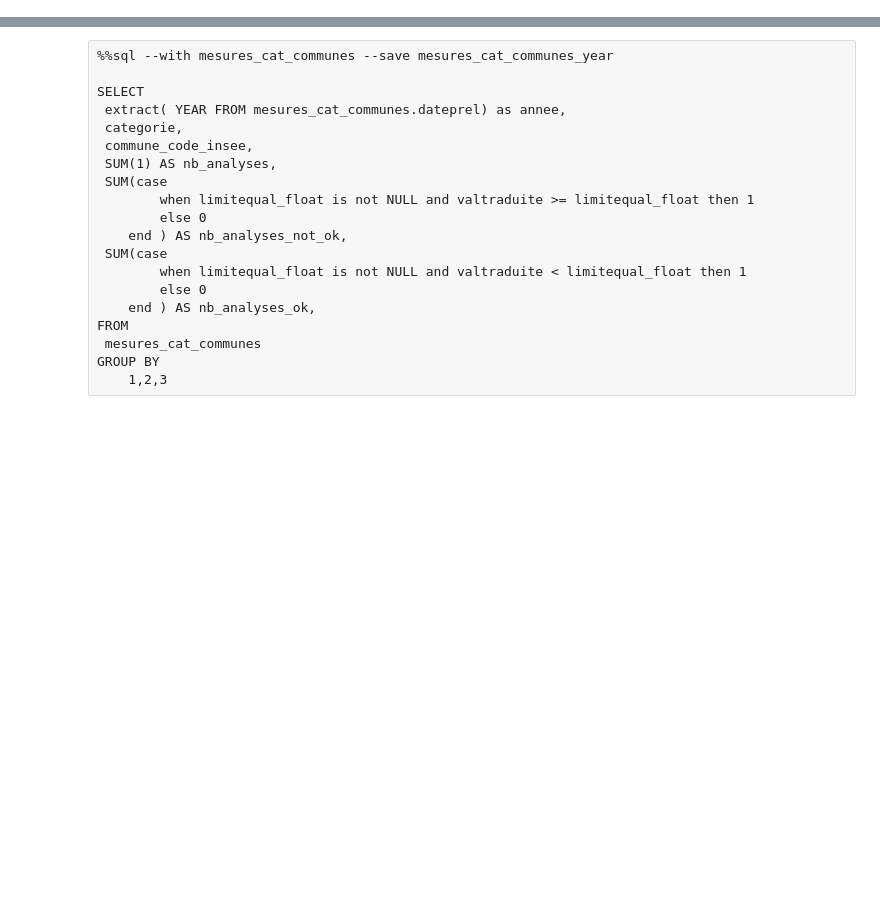
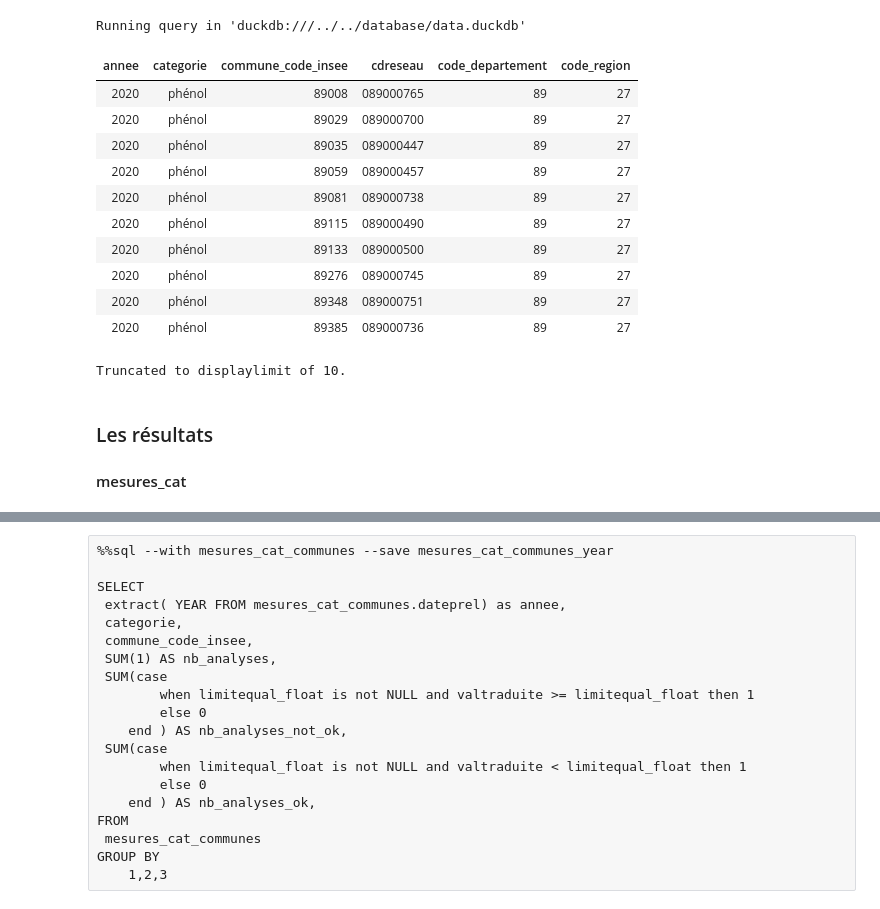
Before and after one commit to dataforgoodfr/13_pollution_eau, a Jupyter notebook: analytics/notebooks/cvm_calcul_conformite_par_commune-MAJ.ipynb, the cells around one changed output, grey strips where cells are left out. Saved outputs shown, nothing was run; the diff lists cells and outputs as text; code cells hidden in the pictures; blank space fills up the shorter version.

```diff
--- a/analytics/notebooks/cvm_calcul_conformite_par_commune-MAJ.ipynb
+++ b/analytics/notebooks/cvm_calcul_conformite_par_commune-MAJ.ipynb
@@ -83,0 +110,80 @@ cog AS (
+# %%
+%%sql
+WITH
+annees AS (
+    SELECT unnest(generate_series(2020, 2024)) as annee
+    ),
+
+cat AS (
+    SELECT categorie FROM int__mapping_category_simple GROUP BY 1
+    ),
+
+year_cat AS (
+    SELECT
+     annee, categorie
+    FROM
+    annees
+    CROSS JOIN
+    cat
+),
+
+udi AS (
+    SELECT
+      inseecommune AS commune_code_insee,
+      cdreseau,
+    FROM
+      edc_communes
+),
+
+cog AS (
+    SELECT
+      DEP AS code_departement,
+      REG AS code_region,
+      COM AS commune_code_insee,
+    FROM
+      cog_communes
+),
+
+udi_cog AS (
+    SELECT
+      udi.commune_code_insee ,
+      udi.cdreseau,
+      cog.code_departement,
+      cog.code_region
+    FROM
+      udi
+    LEFT JOIN
+      cog
+    ON
+      udi.commune_code_insee = cog.commune_code_insee
+)
+
+SELECT DISTINCT
+    annee,
+    categorie,
+    commune_code_insee ,
+    cdreseau,
+    code_departement,
+    code_region
+ FROM
+      udi_cog
+CROSS  JOIN
+       year_cat
+# %% [output]
+Running query in 'duckdb:///../../database/data.duckdb'
+| annee | categorie | commune_code_insee | cdreseau | code_departement | code_region |
+| 2020 | phénol | 89008 | 089000765 | 89 | 27 |
+| 2020 | phénol | 89029 | 089000700 | 89 | 27 |
+| 2020 | phénol | 89035 | 089000447 | 89 | 27 |
+| 2020 | phénol | 89059 | 089000457 | 89 | 27 |
+| 2020 | phénol | 89081 | 089000738 | 89 | 27 |
+| 2020 | phénol | 89115 | 089000490 | 89 | 27 |
+| 2020 | phénol | 89133 | 089000500 | 89 | 27 |
+| 2020 | phénol | 89276 | 089000745 | 89 | 27 |
+| 2020 | phénol | 89348 | 089000751 | 89 | 27 |
+| 2020 | phénol | 89385 | 089000736 | 89 | 27 |
+Truncated to displaylimit of 10.
+# %% [markdown]
+### Les résultats
+
+#### mesures_cat
```
Also changed, not shown: parts of 32 cells of this notebook.
